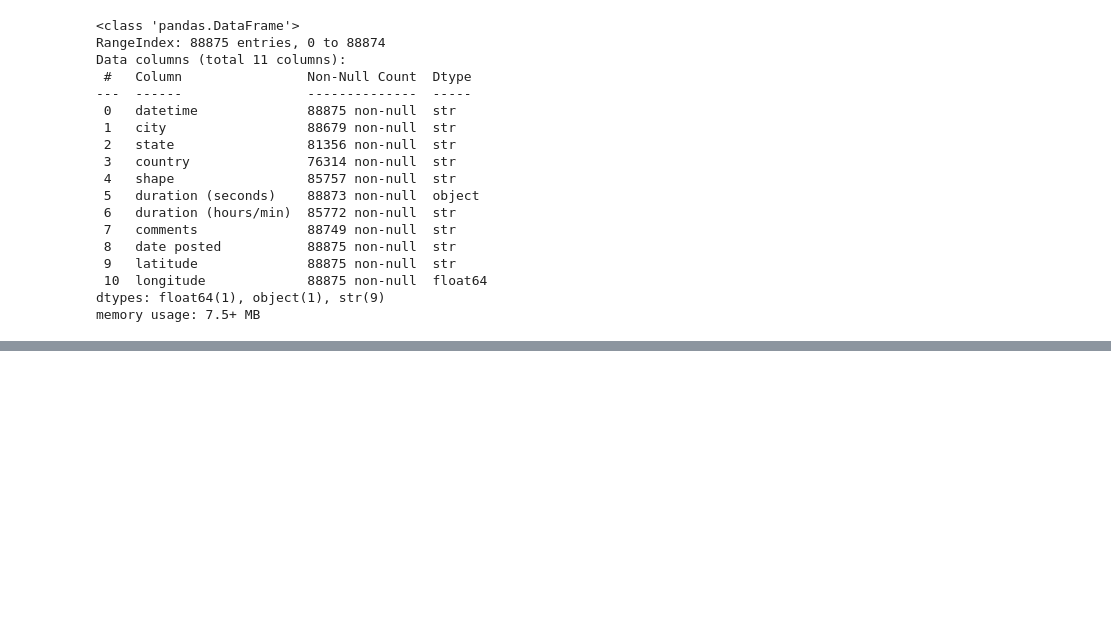
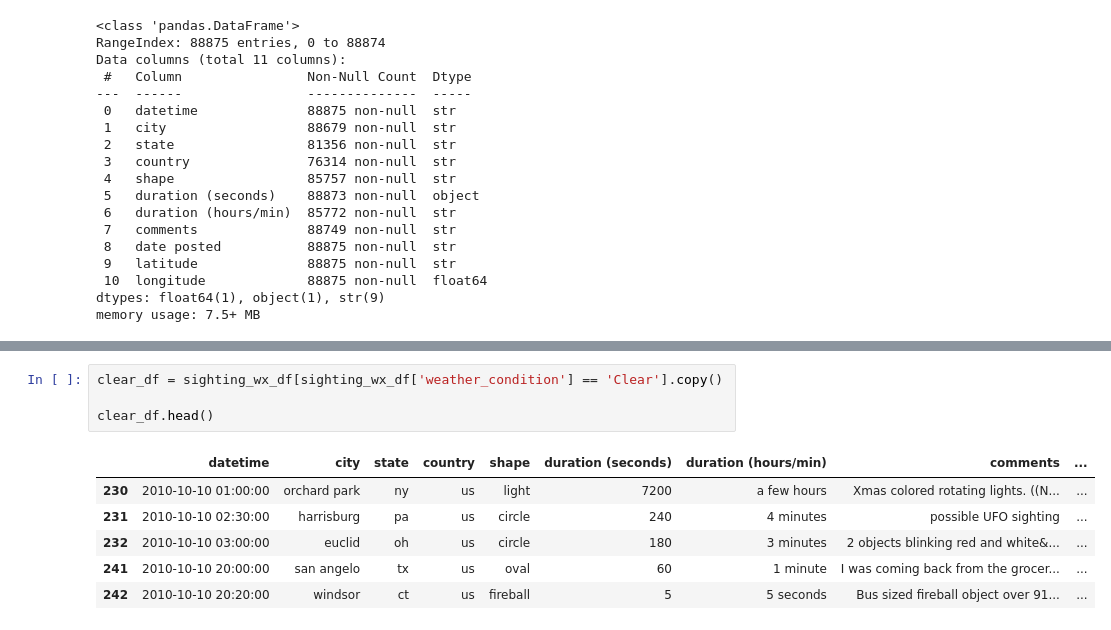
Before and after one commit to wslider/anomalous-sightings-archive, a Jupyter notebook: sightings_weather_conditions.ipynb, the cells around one changed output, grey strips where cells are left out. Cells and saved outputs as stored; diff of their text form; blank space fills up the shorter version.

```diff
--- a/sightings_weather_conditions.ipynb
+++ b/sightings_weather_conditions.ipynb
@@ -142,0 +173,11 @@ Starting weather fetch for 28,022 sightings...
+# %%
+clear_df = sighting_wx_df[sighting_wx_df['weather_condition'] == 'Clear'].copy()
+
+clear_df.head()
+# %% [output]
+|  | datetime | city | state | country | shape | duration (seconds) | duration (hours/min) | comments | ... |
+| 230 | 2010-10-10 01:00:00 | orchard park | ny | us | light | 7200 | a few hours | Xmas colored rotating lights. ((N... | ... |
+| 231 | 2010-10-10 02:30:00 | harrisburg | pa | us | circle | 240 | 4 minutes | possible UFO sighting | ... |
+| 232 | 2010-10-10 03:00:00 | euclid | oh | us | circle | 180 | 3 minutes | 2 objects blinking red and white&... | ... |
+| 241 | 2010-10-10 20:00:00 | san angelo | tx | us | oval | 60 | 1 minute | I was coming back from the grocer... | ... |
+| 242 | 2010-10-10 20:20:00 | windsor | ct | us | fireball | 5 | 5 seconds | Bus sized fireball object over 91... | ... |
```
Also changed, not shown: parts of 7 cells of this notebook, 7 other files.
